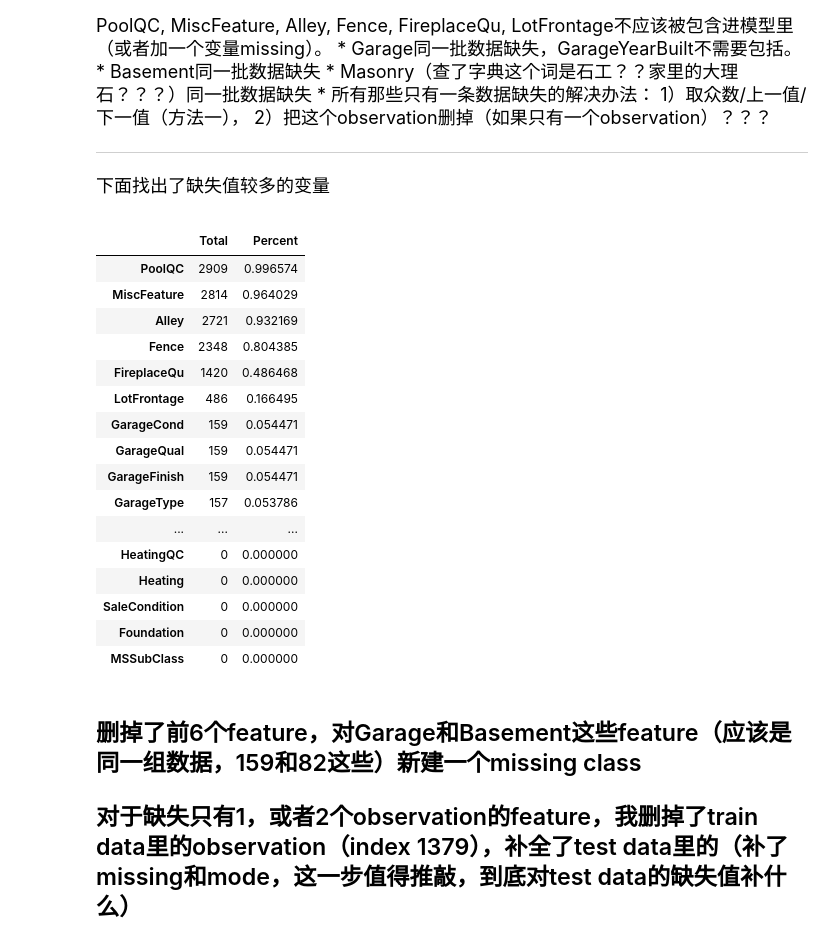
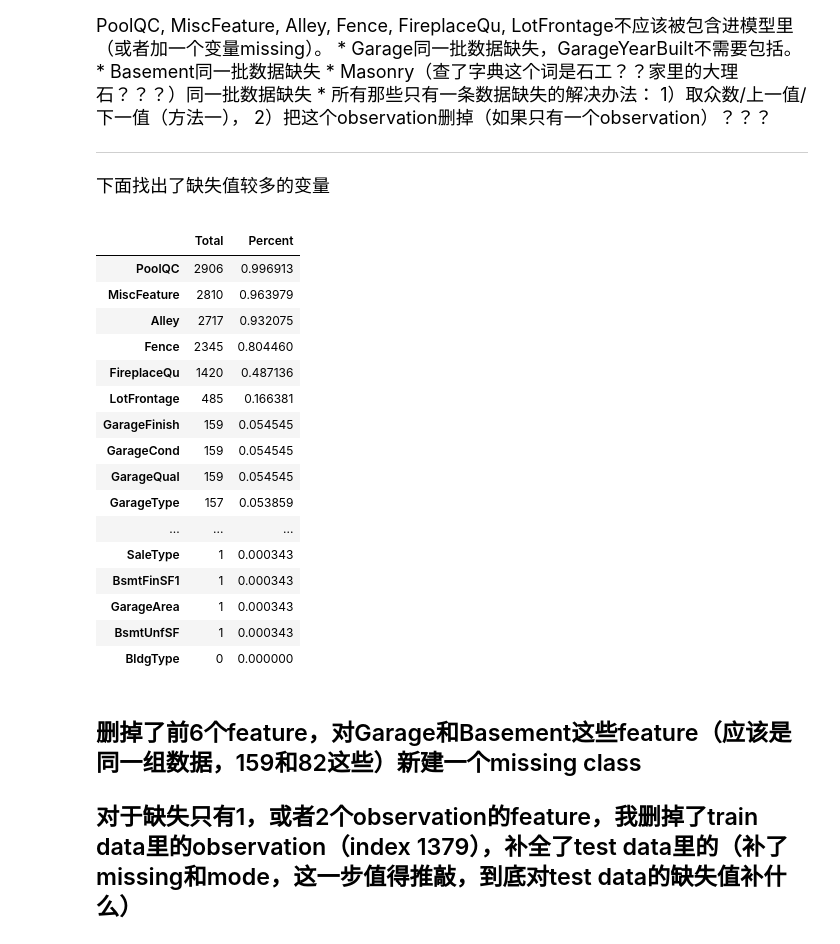
Before and after one commit to zhiming-xu/Q-Filter, a Jupyter notebook: homework4.ipynb, the cells around one changed output. Drawn from its saved outputs; the diff is of its cells as text; code cells hidden in the pictures.

```diff
--- a/homework4.ipynb
+++ b/homework4.ipynb
@@ -56,6 +56,11 @@ utils.download('https://github.com/d2l-ai/d2l-en/raw/master/data/kaggle_house_pr
 utils.download('https://github.com/d2l-ai/d2l-en/raw/master/data/kaggle_house_pred_test.csv')
 train_data = pd.read_csv('kaggle_house_pred_train.csv')
 test_data = pd.read_csv('kaggle_house_pred_test.csv')
+# %%
+train_data.drop(train_data[(train_data['OverallQual']<5) & (train_data['SalePrice']>200000)].index,inplace=True)
+train_data.drop(train_data[(train_data['GrLivArea']>4000) & (train_data['SalePrice']<200000)].index,inplace=True)
+train_data.drop(train_data[(train_data['YearBuilt']<1900) & (train_data['SalePrice']>400000)].index,inplace=True)
+train_data.drop(train_data[(train_data['TotalBsmtSF']>6000) & (train_data['SalePrice']<200000)].index,inplace=True)
 # %% [markdown]
 The training data set includes 1,460 examples, 80 features, and 1 label., the test data contains 1,459 examples and 80 features.
 # %%
@@ -121,8 +126,8 @@ Name: SalePrice, dtype: float64
 We can see that in each example, the first feature is the ID. This helps the model identify each training example. While this is convenient, it doesn't carry any information for prediction purposes. Hence we remove it from the dataset before feeding the data into the network.
 # %%
 all_features = pd.concat((train_data.iloc[:, 1:-1], test_data.iloc[:, 1:]))
-all_features = all_features.drop(['TotRmsAbvGrd', 'GarageCars', 'TotalBsmtSF','GarageYrBlt', 'OverallCond', 'BsmtUnfSF', 'EnclosedPorch'], axis=1)
-all_features = all_features.drop(['LowQualFinSF','MiscVal', 'BsmtHalfBath', 'BsmtFinSF2', '3SsnPorch', 'PoolArea'], axis=1)
+all_features = all_features.drop(['TotRmsAbvGrd', 'GarageCars', 'TotalBsmtSF','GarageYrBlt', 'OverallCond'], axis=1)
+all_features = all_features.drop(['LowQualFinSF','MiscVal', 'BsmtHalfBath', 'BsmtFinSF2', 'PoolArea'], axis=1)
 all_features = all_features.reset_index(drop=True)
 print(all_features.shape)
 all_features.head(5)
@@ -174,26 +179,26 @@ PoolQC, MiscFeature, Alley, Fence, FireplaceQu, LotFrontage不应该被包含进
 # %%
 total = all_features.isnull().sum().sort_values(ascending=False)
 percent = (all_features.isnull().sum()/all_features.isnull().count()).sort_values(ascending=False)
 missing_data = pd.concat([total, percent], axis=1, keys=['Total', 'Percent'])
-missing_data.head(63)
+missing_data.head(30)
 # %% [output]
 |  | Total | Percent |
-| PoolQC | 2909 | 0.996574 |
-| MiscFeature | 2814 | 0.964029 |
-| Alley | 2721 | 0.932169 |
-| Fence | 2348 | 0.804385 |
-| FireplaceQu | 1420 | 0.486468 |
-| LotFrontage | 486 | 0.166495 |
-| GarageCond | 159 | 0.054471 |
-| GarageQual | 159 | 0.054471 |
-| GarageFinish | 159 | 0.054471 |
-| GarageType | 157 | 0.053786 |
+| PoolQC | 2906 | 0.996913 |
+| MiscFeature | 2810 | 0.963979 |
+| Alley | 2717 | 0.932075 |
+| Fence | 2345 | 0.804460 |
+| FireplaceQu | 1420 | 0.487136 |
+| LotFrontage | 485 | 0.166381 |
+| GarageFinish | 159 | 0.054545 |
+| GarageCond | 159 | 0.054545 |
+| GarageQual | 159 | 0.054545 |
+| GarageType | 157 | 0.053859 |
 | ... | ... | ... |
-| HeatingQC | 0 | 0.000000 |
-| Heating | 0 | 0.000000 |
-| SaleCondition | 0 | 0.000000 |
-| Foundation | 0 | 0.000000 |
-| MSSubClass | 0 | 0.000000 |
+| SaleType | 1 | 0.000343 |
+| BsmtFinSF1 | 1 | 0.000343 |
+| GarageArea | 1 | 0.000343 |
+| BsmtUnfSF | 1 | 0.000343 |
+| BldgType | 0 | 0.000000 |
 # %% [markdown]
 ## 删掉了前6个feature，对Garage和Basement这些feature（应该是同一组数据，159和82这些）新建一个missing class
 ## 对于缺失只有1，或者2个observation的feature，我删掉了train data里的observation（index 1379），补全了test data里的（补了missing和mode，这一步值得推敲，到底对test data的缺失值补什么）
```
Also changed, not shown: parts of 47 cells of this notebook.
